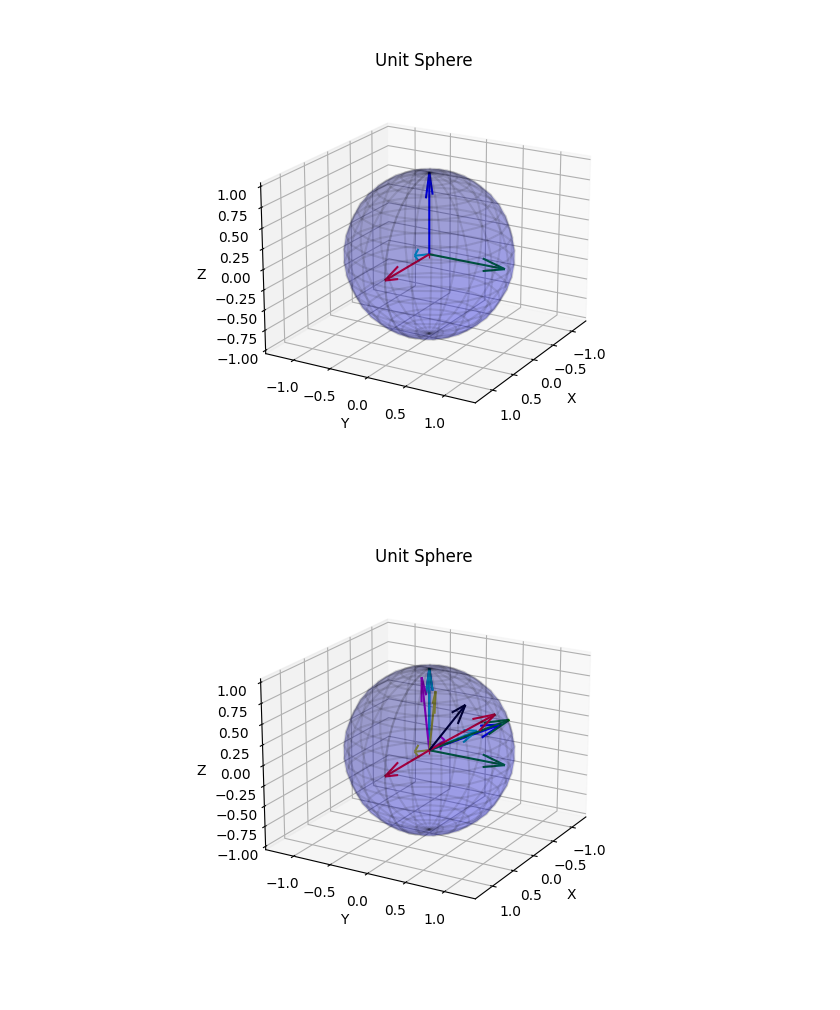
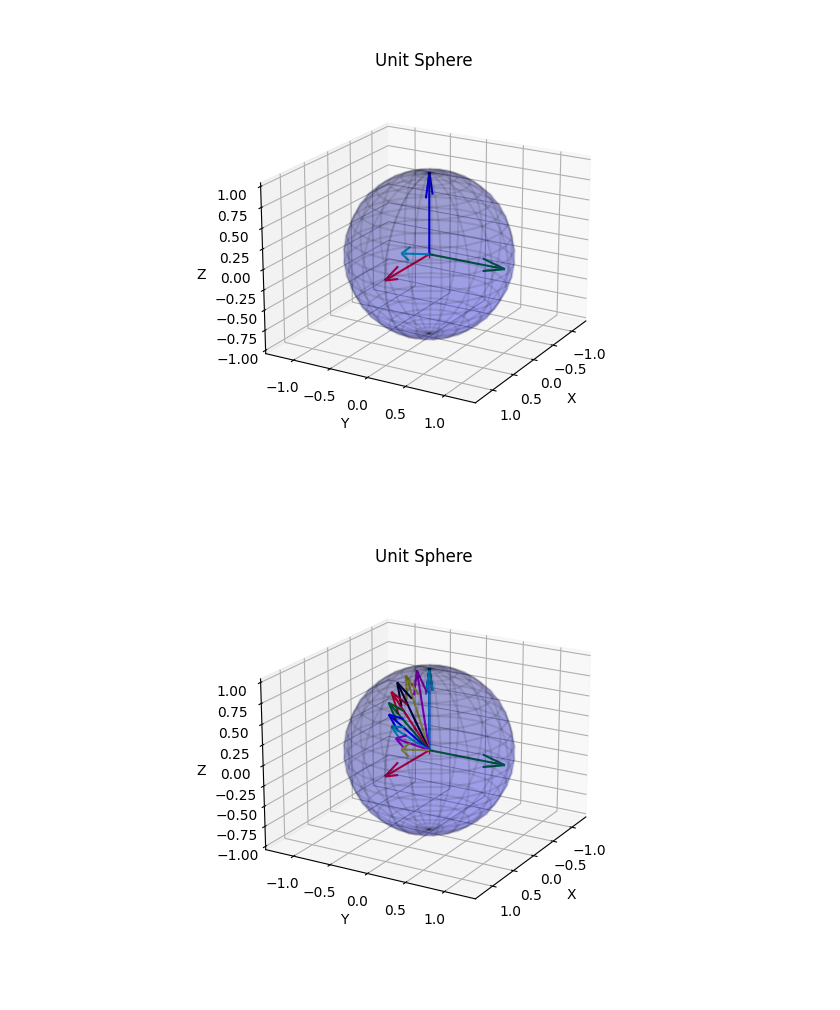
Before and after one commit to mustafab0/cross-spherical, a Jupyter notebook: code/trajectory/great_circle_path.ipynb, the cells around one changed output. Saved outputs shown, nothing was run; the diff lists cells and outputs as text; code cells hidden in the pictures.

```diff
--- a/code/trajectory/great_circle_path.ipynb
+++ b/code/trajectory/great_circle_path.ipynb
@@ -125,20 +125,21 @@ def interpolate_rpy(start_rpy, end_rpy, num_points):
 # %%
 z_ax = np.array([0, 0, 1])
 y_ax = np.array([0, 1, 0])
 x_ax = np.array([1, 0, 0])
 
-rpy = np.array([45, 120, 270])  #destination RPY angles  ###Change values here###
+rpy = np.array([62, 45, 80])  #destination RPY angles  ###Change values here###
 
 r = euler2rotm(rpy)
 
 u_vec = r@z_ax
 
 
 # Get the existing subplot using the plot_vector function
 ax = plot_vector([x_ax, y_ax, z_ax, u_vec])
 # %% [output]
-[figure, old version]
+[figure, new version]
 # %%
+#linear interpolation
 import numpy as np
 from scipy.spatial.transform import Rotation as R
 
@@ -151,7 +152,7 @@ num_points = 10  # Number of points for interpolation
 # Interpolate Euler angles directly
 interpolated_rpy_angles = []
 for t in np.linspace(0, 1, num_points):
-    intermediate_rpy = (1 - t) * start_rpy + t * end_rpy  #linear interpolation
+    intermediate_rpy = (1 - t) * start_rpy + t * end_rpy
     interpolated_rpy_angles.append(intermediate_rpy)
 
 euls_list = [x_ax, y_ax, z_ax]
@@ -161,7 +162,7 @@ for euls in interpolated_rpy_angles:
 
 ax = plot_vector(euls_list)
 # %% [output]
-[figure, old version]
+[figure, new version]
 # %%
 # With Spherical linear interpolation
 
```
Also changed, not shown: parts of 3 cells of this notebook, 27 other files.
